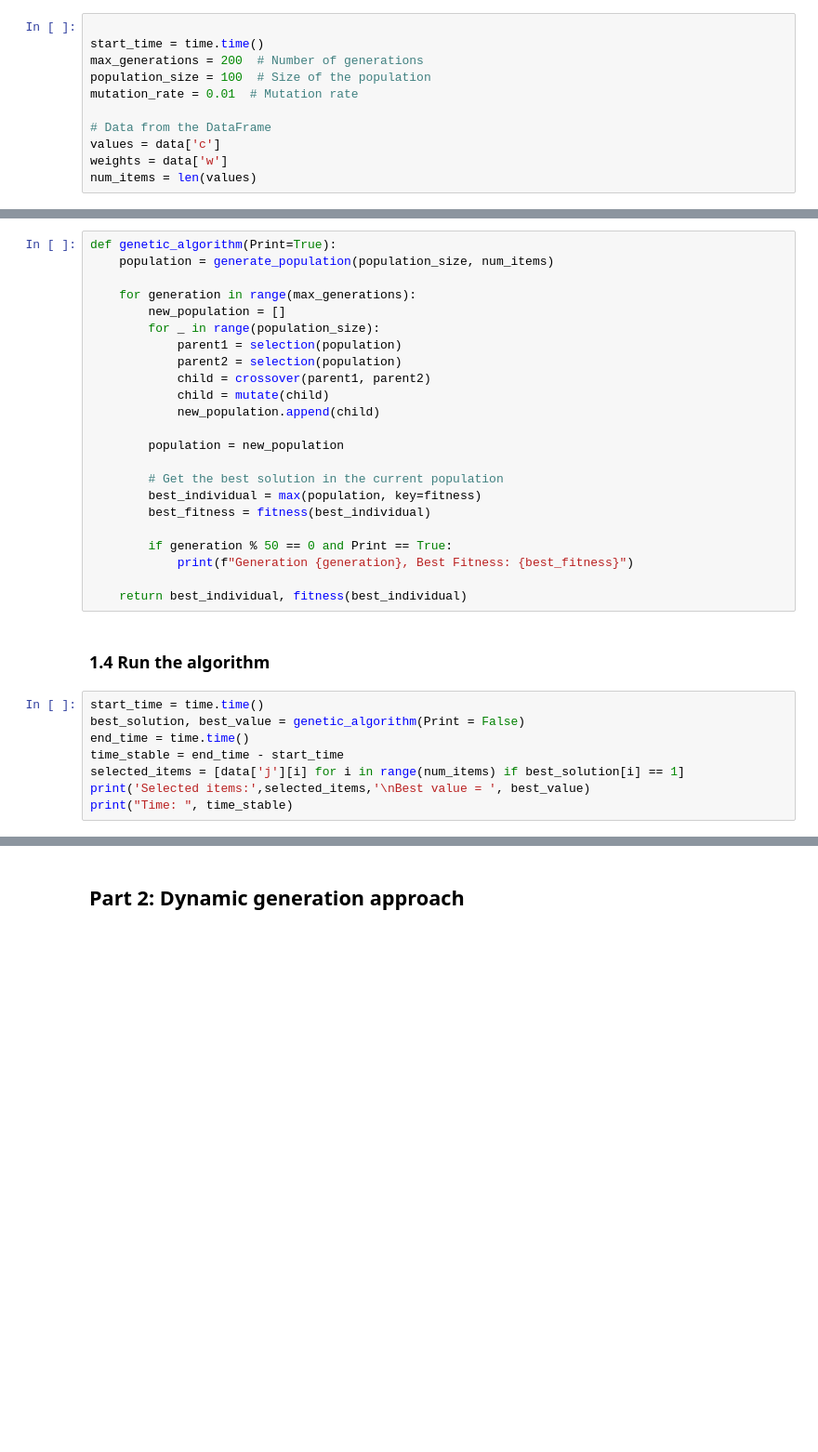
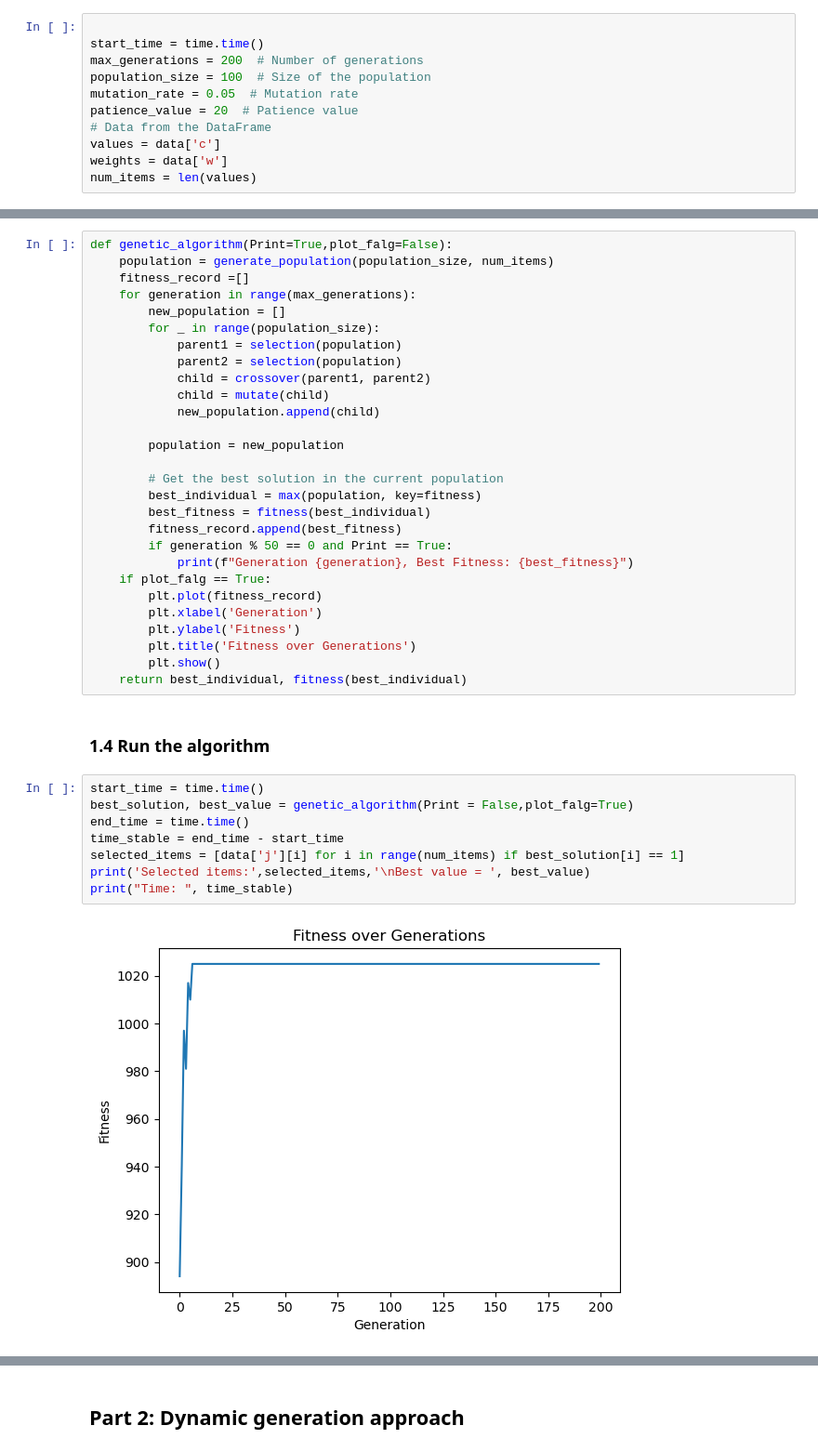
Before and after one commit to LantoZheng/Code, a Jupyter notebook: Evolutionary_optimization_algorithm/Home work/Hw1.ipynb, the cells around one changed output, grey strips where cells are left out. Shown at 93% size. Drawn from its saved outputs; the diff is of its cells as text; blank space fills up the shorter version.

Commit message:
Optimize genetic algorithm parameters and timing

```diff
--- a/Evolutionary_optimization_algorithm/Home work/Hw1.ipynb
+++ b/Evolutionary_optimization_algorithm/Home work/Hw1.ipynb
@@ -30,8 +31,8 @@ overWeight = 879
 start_time = time.time()
 max_generations = 200  # Number of generations
 population_size = 100  # Size of the population
-mutation_rate = 0.01  # Mutation rate
-
+mutation_rate = 0.05  # Mutation rate
+patience_value = 20  # Patience value
 # Data from the DataFrame
 values = data['c']
 weights = data['w']
@@ -73,9 +74,9 @@ def mutate(individual):
 # %% [markdown]
 ### 1.3 Generic algorism main function
 # %%
-def genetic_algorithm(Print=True):
+def genetic_algorithm(Print=True,plot_falg=False):
     population = generate_population(population_size, num_items)
-
+    fitness_record =[]
     for generation in range(max_generations):
         new_population = []
         for _ in range(population_size):
@@ -90,21 +91,27 @@ def genetic_algorithm(Print=True):
         # Get the best solution in the current population
         best_individual = max(population, key=fitness)
         best_fitness = fitness(best_individual)
-
+        fitness_record.append(best_fitness)
         if generation % 50 == 0 and Print == True:
             print(f"Generation {generation}, Best Fitness: {best_fitness}")
-
+    if plot_falg == True:
+        plt.plot(fitness_record)
+        plt.xlabel('Generation')
+        plt.ylabel('Fitness')
+        plt.title('Fitness over Generations')
+        plt.show()
     return best_individual, fitness(best_individual)
 # %% [markdown]
 ### 1.4 Run the algorithm
 # %%
 start_time = time.time()
-best_solution, best_value = genetic_algorithm(Print = False)
+best_solution, best_value = genetic_algorithm(Print = False,plot_falg=True)
 end_time = time.time()
 time_stable = end_time - start_time
 selected_items = [data['j'][i] for i in range(num_items) if best_solution[i] == 1]
 print('Selected items:',selected_items,'\nBest value = ', best_value)
 print("Time: ", time_stable)
 # %% [output]
+[figure, added]
 Selected items: [1, 2, 3, 4, 5, 6, 7, 8, 9, 11, 12, 13, 14, 16, 18, 19, 20]
 Best value =  1025
```
Also changed, not shown: parts of 9 cells of this notebook.
